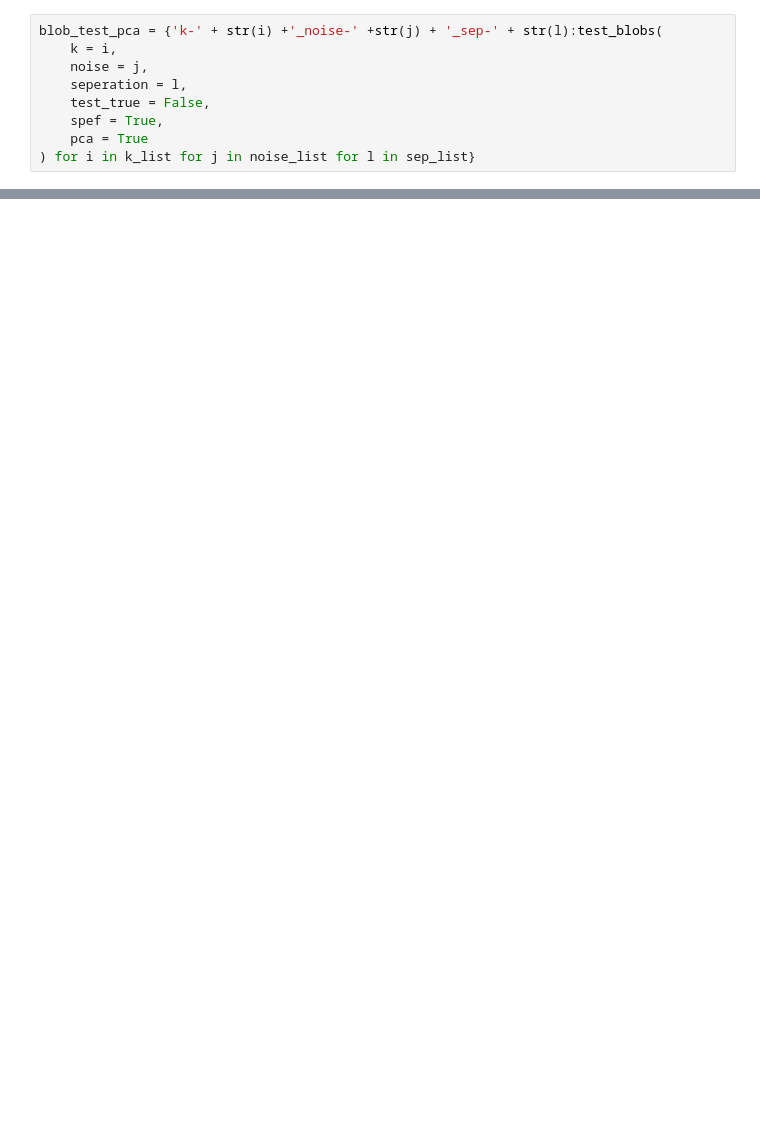
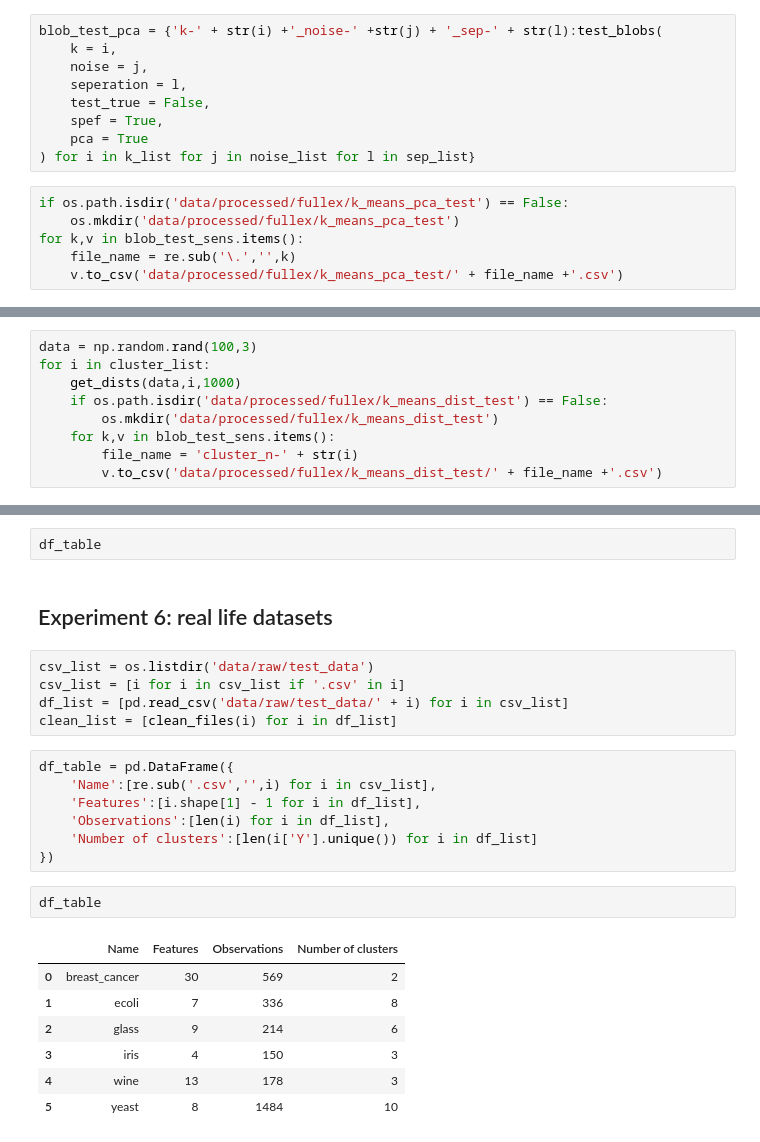
Before and after one commit to nonieA/mc-hammer, a Jupyter notebook: notebooks/experiment1.ipynb, the cells around one changed output, grey strips where cells are left out. Drawn from its saved outputs; the diff is of its cells as text; blank space fills up the shorter version.

Commit message:
experiment 6

```diff
--- a/notebooks/experiment1.ipynb
+++ b/notebooks/experiment1.ipynb
@@ -282,3 +300,9 @@ blob_test_pca = {'k-' + str(i) +'_noise-' +str(j) + '_sep-' + str(l):test_blobs(
     spef = True,
     pca = True
 ) for i in k_list for j in noise_list for l in sep_list}
+# %%
+if os.path.isdir('data/processed/fullex/k_means_pca_test') == False:
+    os.mkdir('data/processed/fullex/k_means_pca_test')
+for k,v in blob_test_sens.items():
+    file_name = re.sub('\.','',k)
+    v.to_csv('data/processed/fullex/k_means_pca_test/' + file_name +'.csv')
@@ -284,0 +311,9 @@ blob_test_pca = {'k-' + str(i) +'_noise-' +str(j) + '_sep-' + str(l):test_blobs(
+# %%
+data = np.random.rand(100,3)
+for i in cluster_list:
+    get_dists(data,i,1000)
+    if os.path.isdir('data/processed/fullex/k_means_dist_test') == False:
+        os.mkdir('data/processed/fullex/k_means_dist_test')
+    for k,v in blob_test_sens.items():
+        file_name = 'cluster_n-' + str(i)
+        v.to_csv('data/processed/fullex/k_means_dist_test/' + file_name +'.csv')
@@ -284,0 +336,26 @@ blob_test_pca = {'k-' + str(i) +'_noise-' +str(j) + '_sep-' + str(l):test_blobs(
+# %%
+df_table
+# %% [markdown]
+## Experiment 6: real life datasets
+# %%
+csv_list = os.listdir('data/raw/test_data')
+csv_list = [i for i in csv_list if '.csv' in i]
+df_list = [pd.read_csv('data/raw/test_data/' + i) for i in csv_list]
+clean_list = [clean_files(i) for i in df_list]
+# %%
+df_table = pd.DataFrame({
+    'Name':[re.sub('.csv','',i) for i in csv_list],
+    'Features':[i.shape[1] - 1 for i in df_list],
+    'Observations':[len(i) for i in df_list],
+    'Number of clusters':[len(i['Y'].unique()) for i in df_list]
+})
+# %%
+df_table
+# %% [output]
+|  | Name | Features | Observations | Number of clusters |
+| 0 | breast_cancer | 30 | 569 | 2 |
+| 1 | ecoli | 7 | 336 | 8 |
+| 2 | glass | 9 | 214 | 6 |
+| 3 | iris | 4 | 150 | 3 |
+| 4 | wine | 13 | 178 | 3 |
+| 5 | yeast | 8 | 1484 | 10 |
```
Also changed, not shown: parts of 40 cells of this notebook, 5 other files.
